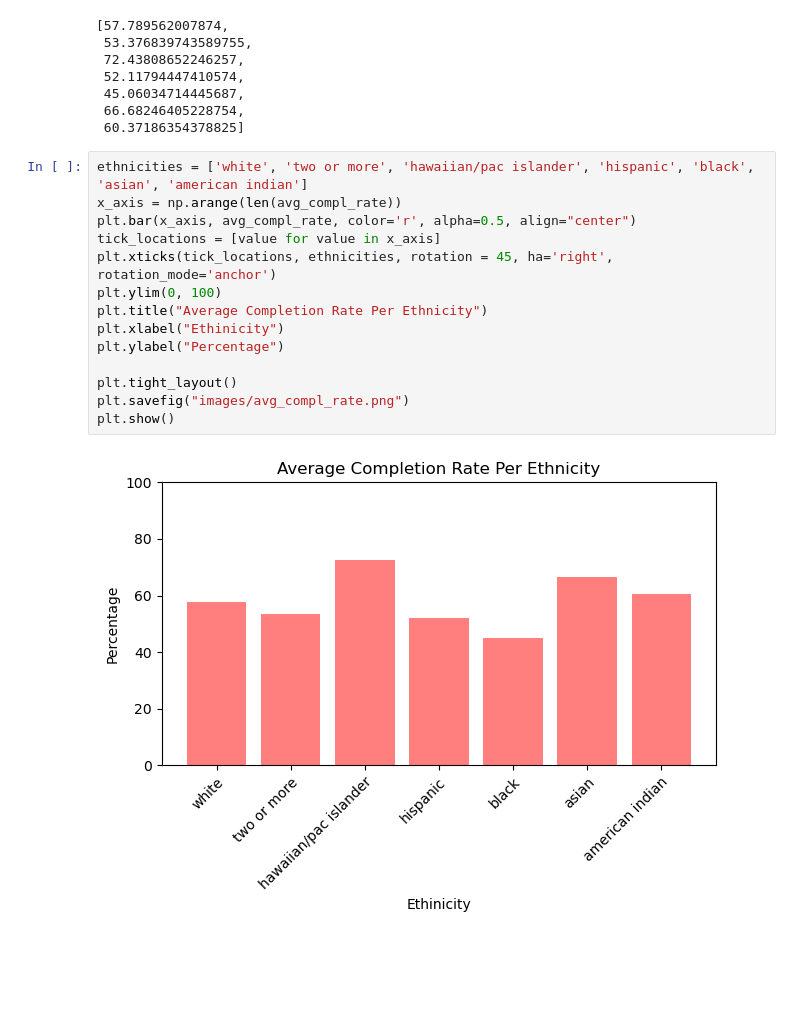
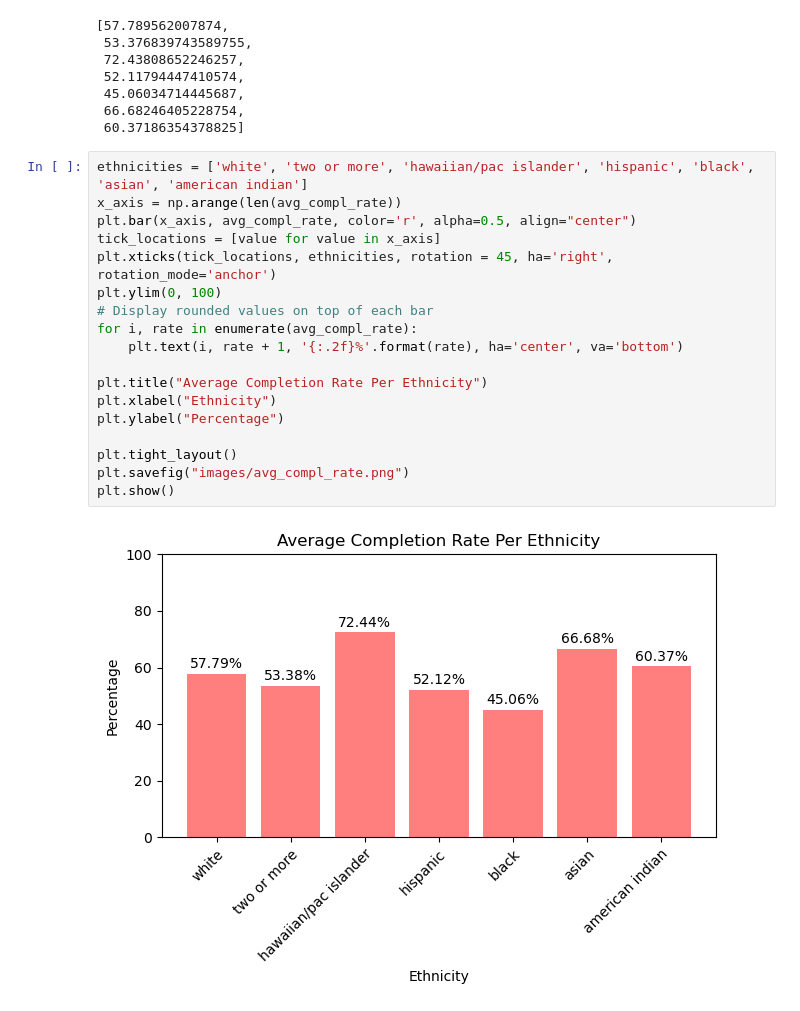
Before and after one commit to beccasolomon22/Student-Social-Analysis, a Jupyter notebook: DOE_Analysis_graphs.ipynb, the cells around one changed output. Drawn from its saved outputs; the diff is of its cells as text; blank space fills up the shorter version.

Commit message:
finalize the webpage with map legend. add a few more visuals

```diff
--- a/DOE_Analysis_graphs.ipynb
+++ b/DOE_Analysis_graphs.ipynb
@@ -281,16 +282,20 @@ avg_compl_rate
 # %%
 ethnicities = ['white', 'two or more', 'hawaiian/pac islander', 'hispanic', 'black', 'asian', 'american indian']
 x_axis = np.arange(len(avg_compl_rate))
 plt.bar(x_axis, avg_compl_rate, color='r', alpha=0.5, align="center")
 tick_locations = [value for value in x_axis]
 plt.xticks(tick_locations, ethnicities, rotation = 45, ha='right', rotation_mode='anchor')
 plt.ylim(0, 100)
+# Display rounded values on top of each bar
+for i, rate in enumerate(avg_compl_rate):
+    plt.text(i, rate + 1, '{:.2f}%'.format(rate), ha='center', va='bottom')
+
 plt.title("Average Completion Rate Per Ethnicity")
-plt.xlabel("Ethinicity")
+plt.xlabel("Ethnicity")
 plt.ylabel("Percentage")
 
 plt.tight_layout()
 plt.savefig("images/avg_compl_rate.png")
 plt.show()
 # %% [output]
-[figure, old version]
+[figure, new version]
```
Also changed, not shown: parts of 16 cells of this notebook, 9 other files.
